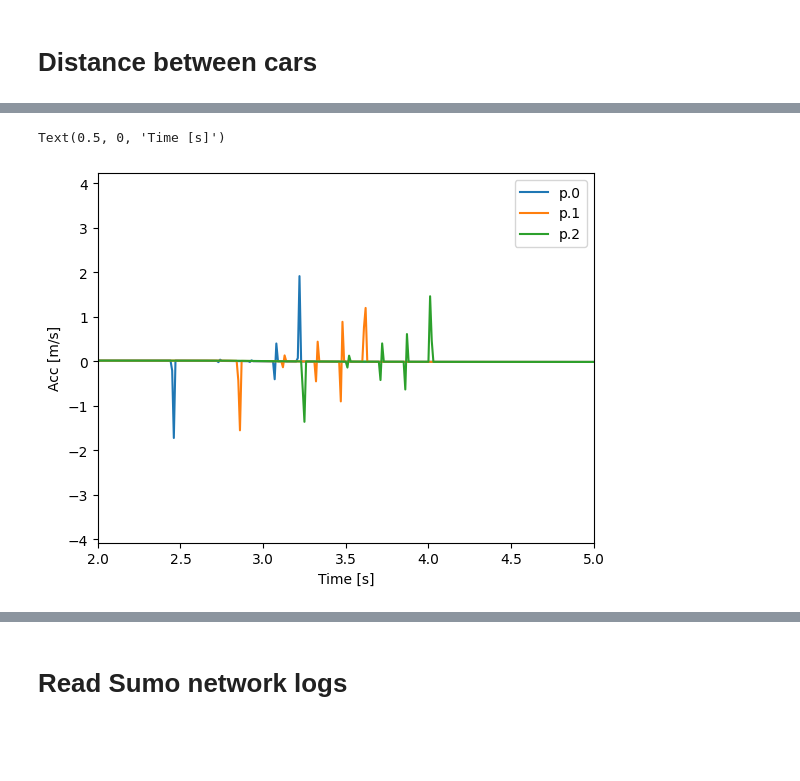
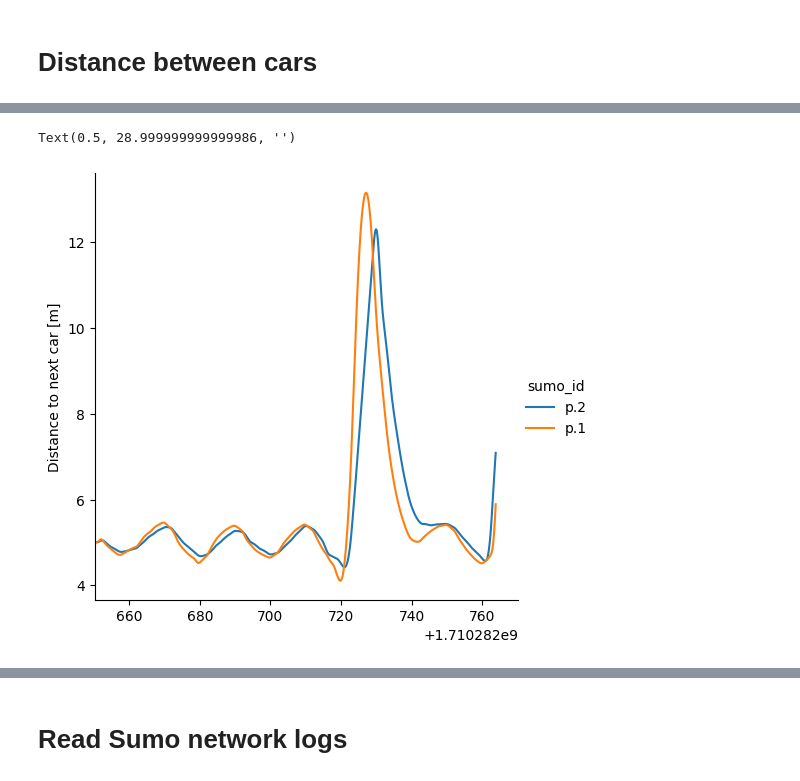
Before and after one commit to michele-segata/colossumo, a Jupyter notebook: analysis/analyize.ipynb, the cells around one changed output, grey strips where cells are left out. Saved outputs shown, nothing was run; the diff lists cells and outputs as text; code cells hidden in the pictures; blank space fills up the shorter version.

```diff
--- a/analysis/analyize.ipynb
+++ b/analysis/analyize.ipynb
@@ -67,11 +37,14 @@ Text(0.5, 0, 'Time [s]')
-# %%
-for p in ['p.0', 'p.1', 'p.2']:
-    plt.plot(t.index[2:], acc[p], label=p)
-
-plt.legend()
-plt.xlim(2,5)
-plt.ylabel('Acc [m/s]')
-plt.xlabel('Time [s]')
-# %% [output]
-Text(0.5, 0, 'Time [s]')
-[figure, removed]
+# %%
+sns.relplot(sumo_df[sumo_df.sumo_id!='p.0'], x='ts', y='dist', hue='sumo_id', kind='line')
+ax = plt.gca()
+# get current xtick labels
+xticks = ax.get_xticks()
+ax.set_xlim(t0, t0+duration)
+# convert all xtick labels to selected format from ms timestamp
+#ax.set_xticklabels([pd.to_datetime(tm, unit='s').strftime('%H:%M:%S') for tm in xticks],rotation=50)
+ax.set_ylabel("Distance to next car [m]")
+ax.set_xlabel("")
+#ax.set_ylim(4,6)
+# %% [output]
+Text(0.5, 28.999999999999986, '')
+[figure, added]
```
Also changed, not shown: parts of 18 cells of this notebook, 13 other files.
